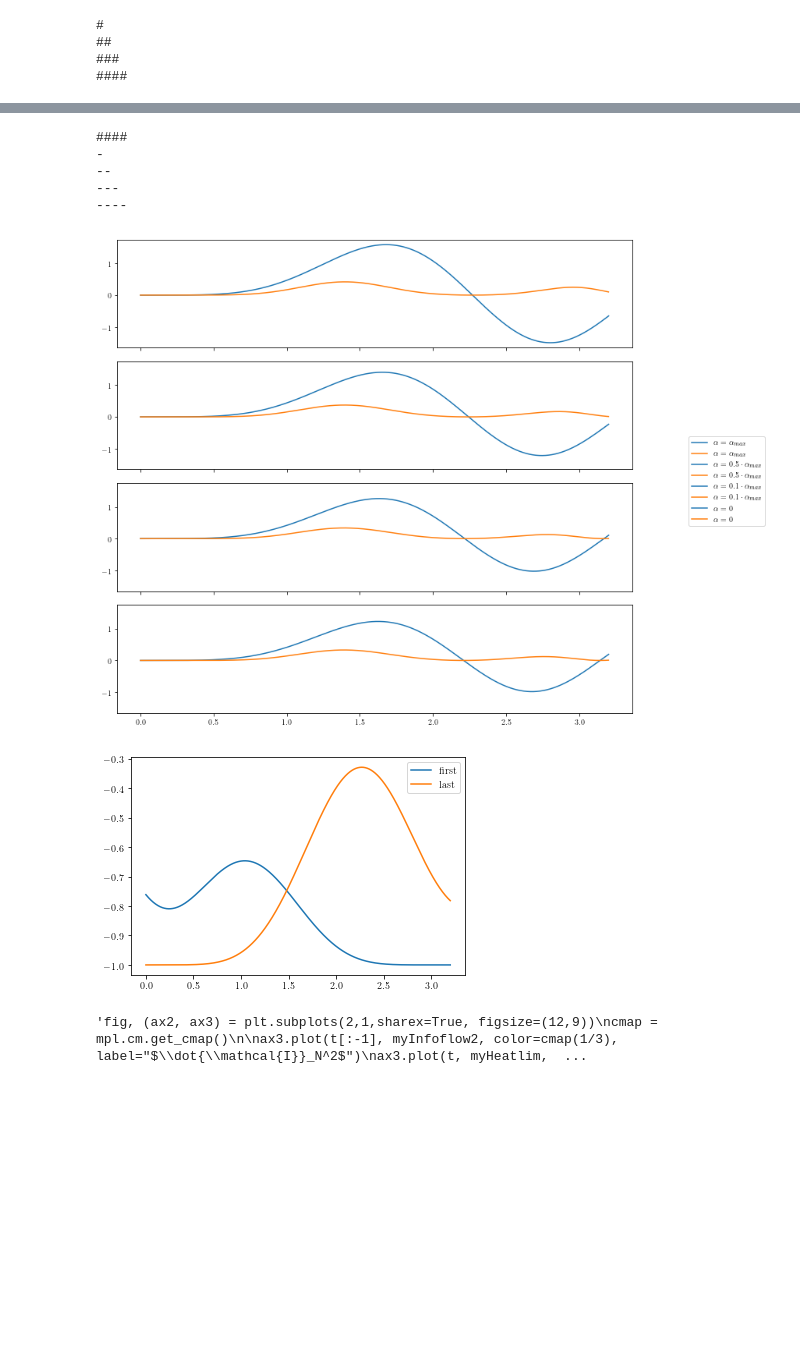
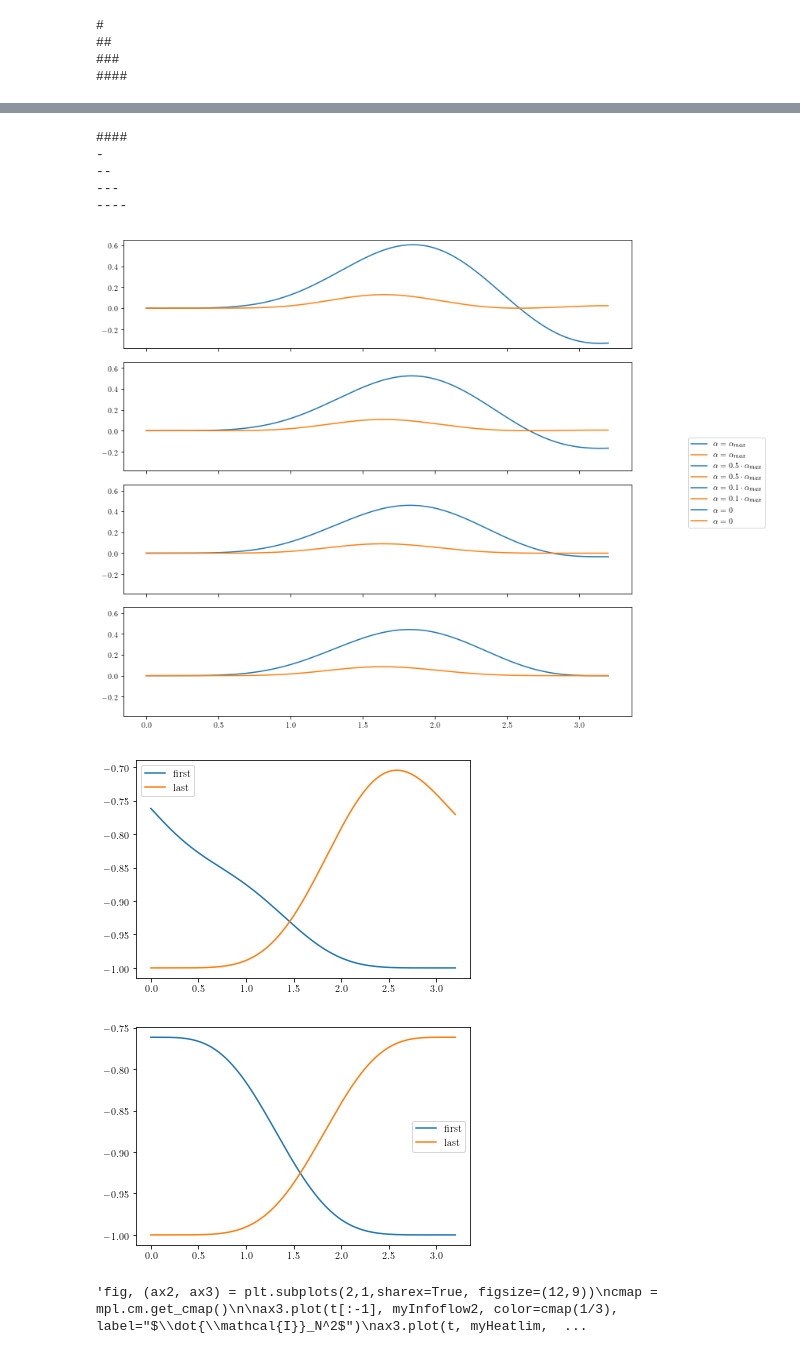
Before and after one commit to eddie0809/BachelorRepository, a Jupyter notebook: main_notebook.ipynb, the cells around one changed output, grey strips where cells are left out. Cells and saved outputs as stored; diff of their text form; code cells hidden in the pictures; blank space fills up the shorter version.

```diff
--- a/main_notebook.ipynb
+++ b/main_notebook.ipynb
@@ -81,7 +81,7 @@ def plotOne(ylabel,howmany,what,title):
 #
 N=4
 betaOne = 1
-betaTwo = .1 *.1*.1
+betaTwo = 1
 #alpha = 1.j * .25 * 1/(np.cosh(beta))**2
 #astar = -alpha
 n = 3200
@@ -153,6 +153,8 @@ zeroFid = [fidelity(firstState, zeroEvo[dt].ptrace(N)) for dt in range(len(t))]
 print('####')
 magnet_max_first = [expect(maxEvo[dt].ptrace(0), sigmaz()) for dt in range(len(t))]
 magnet_max_last = [expect(maxEvo[dt].ptrace(N), sigmaz()) for dt in range(len(t))]
+magnet_zero_first = [expect(zeroEvo[dt].ptrace(0), sigmaz()) for dt in range(len(t))]
+magnet_zero_last = [expect(zeroEvo[dt].ptrace(N), sigmaz()) for dt in range(len(t))]
 #magnet_point1 = [expect(point1Evo[dt].ptrace(N), sigmaz()) for dt in range(len(t))]
 #magnet_zero = [expect(zeroEvo[dt].ptrace(N), sigmaz()) for dt in range(len(t))]
 # %% [output]
@@ -234,14 +236,19 @@ plt.show()
 --
 ---
 ----
-[figure, old version]
+[figure, new version]
 # %%
 plt.plot(t, magnet_max_first, label=r"first")
 plt.plot(t, magnet_max_last, label=r"last")
 plt.legend()
 plt.show()
+plt.plot(t, magnet_zero_first, label=r"first")
+plt.plot(t, magnet_zero_last, label=r"last")
+plt.legend()
+plt.show()
 # %% [output]
-[figure, old version]
+[figure, new version]
+[figure, added]
 # %%
 ## plots
 #
```
Also changed, not shown: parts of 1 cell of this notebook.
